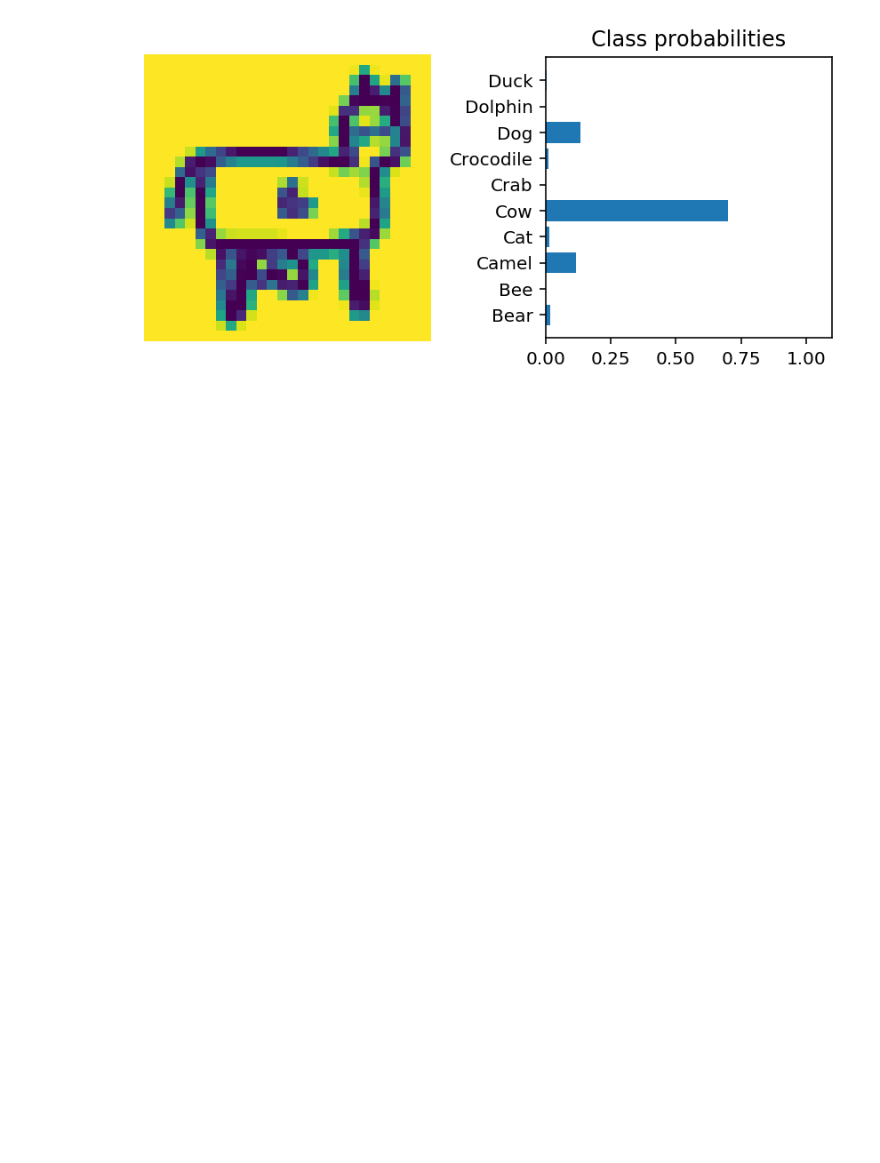
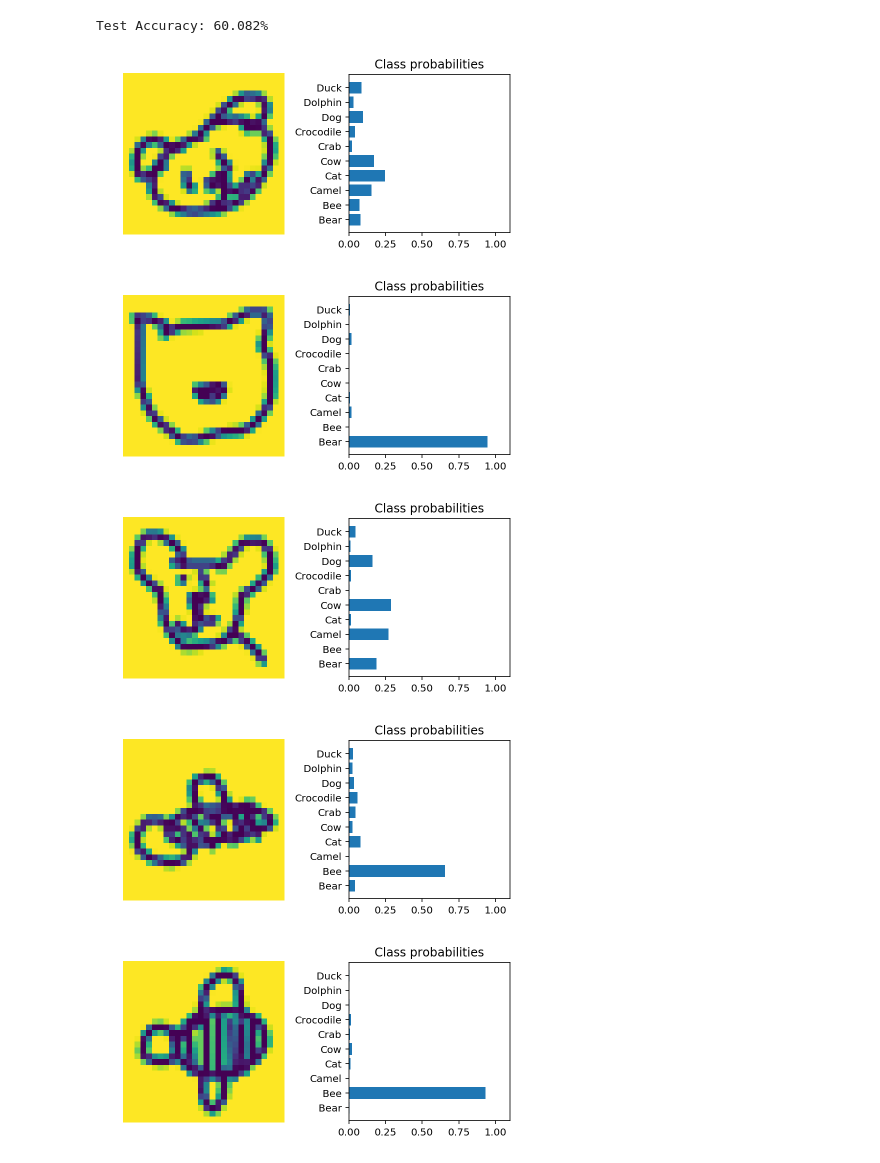
Before and after one commit to kolszewska/QuickDrawClassifier, a Jupyter notebook: Sequential.ipynb, the cells around one changed output. Saved outputs shown, nothing was run; the diff lists cells and outputs as text; code cells hidden in the pictures; blank space fills up the shorter version.

```diff
--- a/Sequential.ipynb
+++ b/Sequential.ipynb
@@ -124,20 +149,38 @@ plt.legend(frameon=False)
-# %%
-model.eval()
-
-validator_inter = iter(validation_loader)
-images, labels = validator_inter.next()
-img = images[0]
-
-# Convert 2D image to 1D vector
-img = img.view(1, 784)
-
-# Calculate the class probabilities (softmax) for img
-with torch.no_grad():
-    output = model.forward(img)
-
-ps = torch.exp(output)
-
-# Plot the image and probabilities
-helper.view_classification_result(img.view(1, 28, 28), ps)
-# %% [output]
-[figure, removed]
+# %%
+# Prepare model for evaluation
+model.eval()
+
+classification_result_counter = 0
+test_accuracy = 0
+
+for images, labels in test_loader:
+    # Flatten images
+    images = images.view(images.shape[0], -1)
+    propabilities = model(images)
+
+    # Get the class propabilities
+    ps = torch.exp(propabilities)
+
+    # Get top propability
+    top_propability, top_class = ps.topk(1, dim=1)
+
+    # Comparing one element in each row of top_class with
+    # each of the labels, and return True/False
+    equals = top_class == labels.view(*top_class.shape)
+
+    # Number of correct predictions
+    test_accuracy += torch.mean(equals.type(torch.FloatTensor))
+
+    # Plot the image and probabilities
+    if (classification_result_counter <= 9):
+        helper.view_classification_result(images[0].view(1, 28, 28), ps[0])
+        classification_result_counter += 1
+
+print("Test Accuracy: {:.3f}%".format((test_accuracy/len(test_loader))*100))
+# %% [output]
+Test Accuracy: 60.082%
+[figure, added]
+[figure, added]
+[figure, added]
+[figure, added]
+[figure, added]
```
Also changed, not shown: parts of 5 cells of this notebook.
